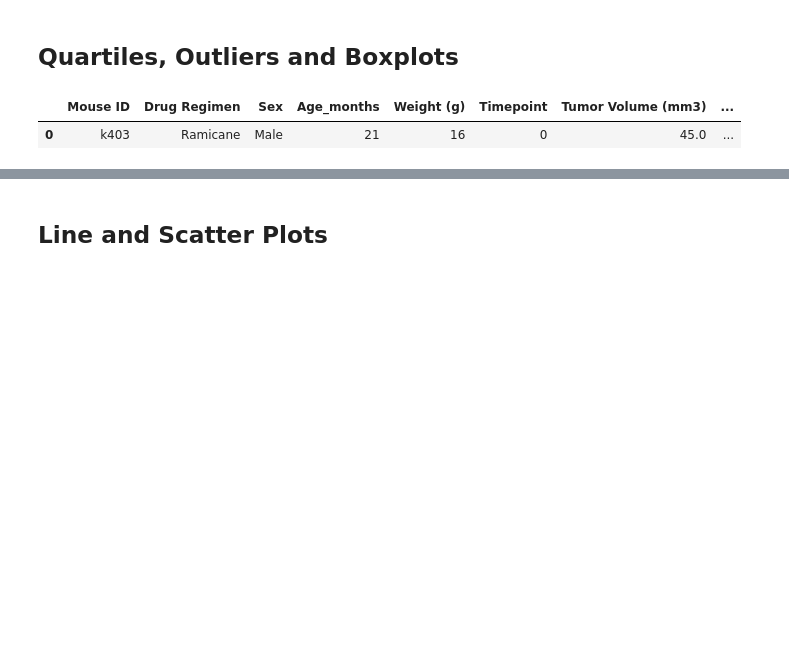
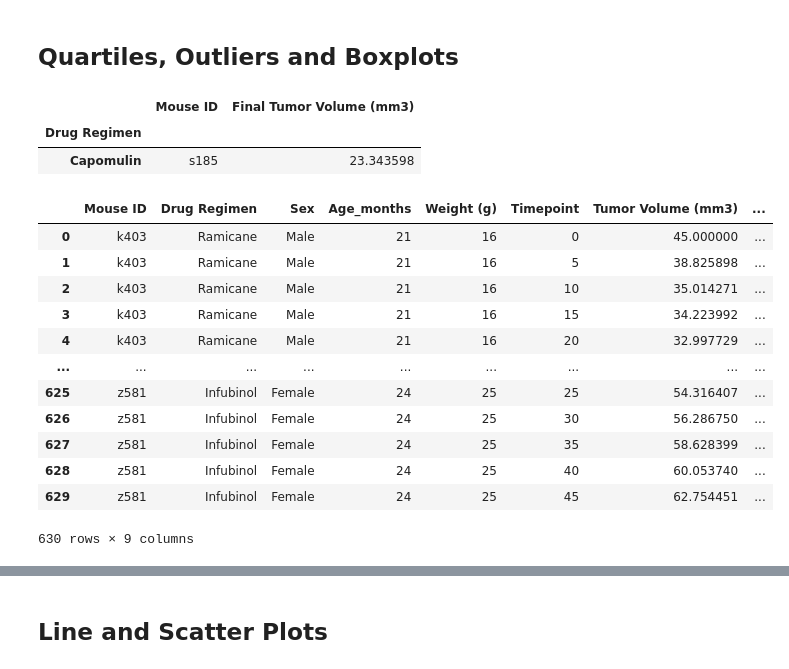
Before and after one commit to cwolf1424/Matplotlib_Challenge, a Jupyter notebook: Starter_Code/Pymaceuticals/pymaceuticals_starter.ipynb, the cells around one changed output, grey strips where cells are left out. Cells and saved outputs as stored; diff of their text form; code cells hidden in the pictures; blank space fills up the shorter version.

```diff
--- a/Starter_Code/Pymaceuticals/pymaceuticals_starter.ipynb
+++ b/Starter_Code/Pymaceuticals/pymaceuticals_starter.ipynb
@@ -253,16 +253,34 @@ plt.show
 [figure]
 # %% [markdown]
 ## Quartiles, Outliers and Boxplots
+# %%
+# Create dataframe of final tumor volume for mine in Capomulin, Ramicane, Infubinol, and Ceftamin regimens
+# Change index for use of loc
+final_tumor_volume_df = cln_merged_results_df.set_index("Drug Regimen",drop=True)
+final_tumor_volume_df = final_tumor_volume_df.loc[["Capomulin", "Ramicane", "Infubinol", "Ceftamin"]]
+final_tumor_volume_df = final_tumor_volume_df.loc[final_tumor_volume_df["Timepoint"] == 45]
+final_tumor_volume_df = final_tumor_volume_df[["Mouse ID","Tumor Volume (mm3)"]]
+final_tumor_volume_df = final_tumor_volume_df.rename(columns={"Tumor Volume (mm3)":"Final Tumor Volume (mm3)"})
+final_tumor_volume_df.head(1)
+# %% [output]
+|  | Mouse ID | Final Tumor Volume (mm3) |
+| Drug Regimen |  |  |
+| Capomulin | s185 | 23.343598 |
 # %%
-# Calculate the final tumor volume of each mouse across four of the treatment regimens:
-# Capomulin, Ramicane, Infubinol, and Ceftamin
-
-# Start by getting the last (greatest) timepoint for each mouse
-
-
 # Merge this group df with the original DataFrame to get the tumor volume at the last timepoint
+new_cln_merged_results_df=pd.merge(cln_merged_results_df,final_tumor_volume_df, on = ["Mouse ID"], how = "right")
+new_cln_merged_results_df
+# %% [output]
+|  | Mouse ID | Drug Regimen | Sex | Age_months | Weight (g) | Timepoint | Tumor Volume (mm3) | ... |
+| 0 | k403 | Ramicane | Male | 21 | 16 | 0 | 45.000000 | ... |
+| 1 | k403 | Ramicane | Male | 21 | 16 | 5 | 38.825898 | ... |
+| 2 | k403 | Ramicane | Male | 21 | 16 | 10 | 35.014271 | ... |
+| 3 | k403 | Ramicane | Male | 21 | 16 | 15 | 34.223992 | ... |
+| 4 | k403 | Ramicane | Male | 21 | 16 | 20 | 32.997729 | ... |
+| ... | ... | ... | ... | ... | ... | ... | ... | ... |
+| 625 | z581 | Infubinol | Female | 24 | 25 | 25 | 54.316407 | ... |
+| 626 | z581 | Infubinol | Female | 24 | 25 | 30 | 56.286750 | ... |
+| 627 | z581 | Infubinol | Female | 24 | 25 | 35 | 58.628399 | ... |
+| 628 | z581 | Infubinol | Female | 24 | 25 | 40 | 60.053740 | ... |
+| 629 | z581 | Infubinol | Female | 24 | 25 | 45 | 62.754451 | ... |
+630 rows × 9 columns
-# %%
-cln_merged_results_df.head(1)
-# %% [output]
-|  | Mouse ID | Drug Regimen | Sex | Age_months | Weight (g) | Timepoint | Tumor Volume (mm3) | ... |
-| 0 | k403 | Ramicane | Male | 21 | 16 | 0 | 45.0 | ... |
```
Also changed, not shown: parts of 1 cell of this notebook.
